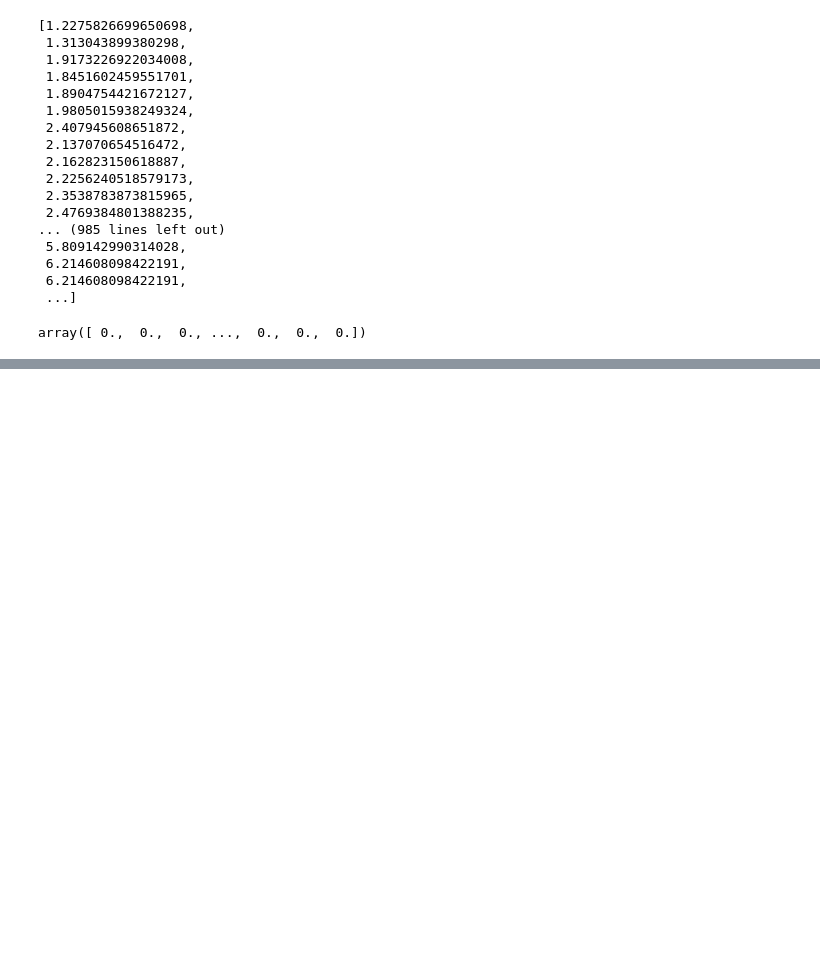
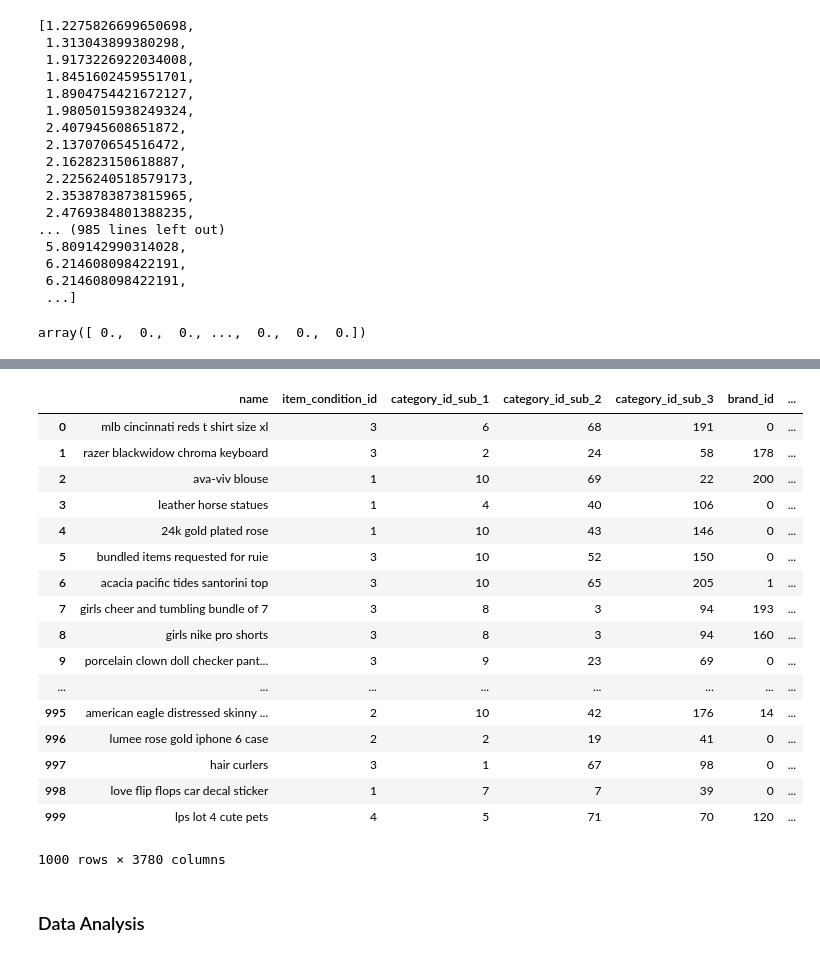
Before and after one commit to vatsalchanana/ProductPricePrediction, a Jupyter notebook: MercariPreprocessing.ipynb, the cells around one changed output, grey strips where cells are left out. Saved outputs shown, nothing was run; the diff lists cells and outputs as text; code cells hidden in the pictures; blank space fills up the shorter version.

Commit message:
WIP: Mercari data preprocessing

```diff
--- a/MercariPreprocessing.ipynb
+++ b/MercariPreprocessing.ipynb
@@ -249,0 +316,40 @@ short_df
+# %%
+
+le = LabelEncoder()
+le.fit(short_df['category_sub_1'])
+short_df['category_id_sub_1'] = le.transform(short_df['category_sub_1'])
+
+le.fit(short_df['category_sub_2'])
+short_df['category_id_sub_2'] = le.transform(short_df['category_sub_2'])
+
+le.fit(short_df['category_sub_3'])
+short_df['category_id_sub_3'] = le.transform(short_df['category_sub_3'])
+
+le.fit(short_df['brand_name'])
+short_df['brand_id'] = le.transform(short_df['brand_name'])
+
+col_list = ['name','item_condition_id','category_id_sub_1','category_id_sub_2','category_id_sub_3','brand_id','price','shipping'] + ['word' + str(x) for x in range(1,len(lexicon)+1)]
+short_df = short_df[col_list]
+
+short_df
+# %% [output]
+|  | name | item_condition_id | category_id_sub_1 | category_id_sub_2 | category_id_sub_3 | brand_id | ... |
+| 0 | mlb cincinnati reds t shirt size xl | 3 | 6 | 68 | 191 | 0 | ... |
+| 1 | razer blackwidow chroma keyboard | 3 | 2 | 24 | 58 | 178 | ... |
+| 2 | ava-viv blouse | 1 | 10 | 69 | 22 | 200 | ... |
+| 3 | leather horse statues | 1 | 4 | 40 | 106 | 0 | ... |
+| 4 | 24k gold plated rose | 1 | 10 | 43 | 146 | 0 | ... |
+| 5 | bundled items requested for ruie | 3 | 10 | 52 | 150 | 0 | ... |
+| 6 | acacia pacific tides santorini top | 3 | 10 | 65 | 205 | 1 | ... |
+| 7 | girls cheer and tumbling bundle of 7 | 3 | 8 | 3 | 94 | 193 | ... |
+| 8 | girls nike pro shorts | 3 | 8 | 3 | 94 | 160 | ... |
+| 9 | porcelain clown doll checker pant... | 3 | 9 | 23 | 69 | 0 | ... |
+| ... | ... | ... | ... | ... | ... | ... | ... |
+| 995 | american eagle distressed skinny ... | 2 | 10 | 42 | 176 | 14 | ... |
+| 996 | lumee rose gold iphone 6 case | 2 | 2 | 19 | 41 | 0 | ... |
+| 997 | hair curlers | 3 | 1 | 67 | 98 | 0 | ... |
+| 998 | love flip flops car decal sticker | 1 | 7 | 7 | 39 | 0 | ... |
+| 999 | lps lot 4 cute pets | 4 | 5 | 71 | 70 | 120 | ... |
+1000 rows × 3780 columns
+# %% [markdown]
+### Data Analysis
```
Also changed, not shown: parts of 14 cells of this notebook.
